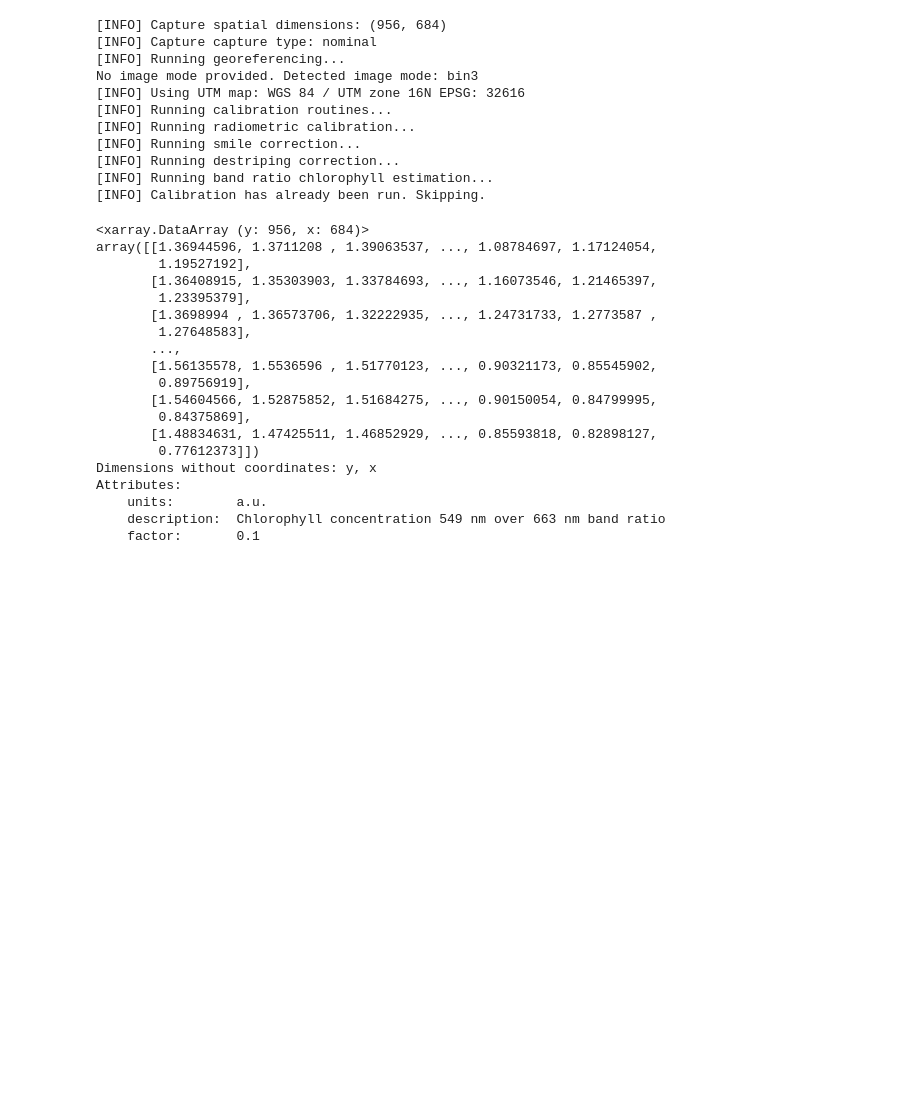
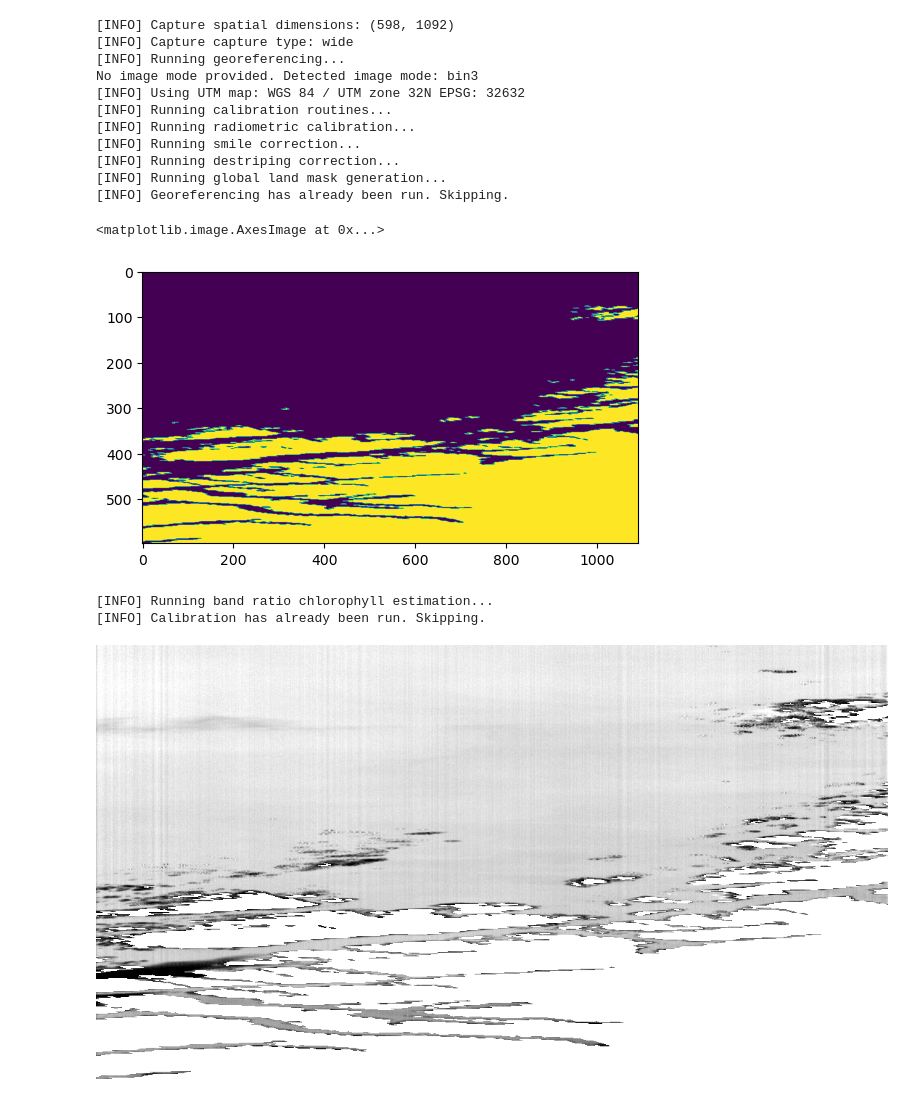
Before and after one commit to NTNU-SmallSat-Lab/hypso-package, a Jupyter notebook: demo/satpy_testing.ipynb, the cells around one changed output. Saved outputs shown, nothing was run; the diff lists cells and outputs as text; code cells hidden in the pictures; blank space fills up the shorter version.

```diff
--- a/demo/satpy_testing.ipynb
+++ b/demo/satpy_testing.ipynb
@@ -16,27 +16,41 @@ dir_path = '/home/cameron/Dokumenter/Data/frohavet'
 nc_file = os.path.join(dir_path, 'frohavet_2024-05-06_1017Z-l1a.nc')
 points_file = os.path.join(dir_path, 'frohavet_2024-05-06_1017Z-bin3.points')
 
-dir_path = '/home/cameron/Dokumenter/Data/erie'
-nc_file = os.path.join(dir_path, 'erie_2022-07-20_1539Z-l1a.nc')
-points_file = os.path.join(dir_path, 'erie_2022-07-20_1539Z-bin3.points')
+#dir_path = '/home/cameron/Dokumenter/Data/erie'
+#nc_file = os.path.join(dir_path, 'erie_2022-07-20_1539Z-l1a.nc')
+#points_file = os.path.join(dir_path, 'erie_2022-07-20_1539Z-bin3.points')
 # %%
 satobj = Hypso1(hypso_path=nc_file, points_path=points_file, verbose=True)
 
 satobj.generate_l1b_cube()
-
-satobj.generate_chlorophyll_estimates(product='band_ratio')
+satobj.generate_land_mask(land_mask='global')
 # %% [output]
-[INFO] Capture spatial dimensions: (956, 684)
-[INFO] Capture capture type: nominal
+[INFO] Capture spatial dimensions: (598, 1092)
+[INFO] Capture capture type: wide
 [INFO] Running georeferencing...
 No image mode provided. Detected image mode: bin3
-[INFO] Using UTM map: WGS 84 / UTM zone 16N EPSG: 32616
+[INFO] Using UTM map: WGS 84 / UTM zone 32N EPSG: 32632
 [INFO] Running calibration routines...
 [INFO] Running radiometric calibration...
 [INFO] Running smile correction...
 [INFO] Running destriping correction...
-[INFO] Running band ratio chlorophyll estimation...
-[INFO] Calibration has already been run. Skipping.
+[INFO] Running global land mask generation...
+[INFO] Georeferencing has already been run. Skipping.
+# %%
+plt.imshow(satobj.get_active_mask())
+# %% [output]
+<matplotlib.image.AxesImage at 0x...>
+[figure, added]
+# %%
+satobj.generate_chlorophyll_estimates(product='band_ratio')
+
+if False:
+    model = "/home/cameron/Dokumenter/Chlorophyll_NN_Models/model_6sv1_aqua_tuned.joblib"
+    satobj.generate_chlorophyll_estimates(product="6sv1_aqua", model=model)
+    satobj.get_chlorophyll_estimates(product="6sv1_aqua")
+# %% [output]
+[INFO] Running band ratio chlorophyll estimation...
+[INFO] Calibration has already been run. Skipping.
 # %%
 l1a_scene = satobj.get_l1a_satpy_scene()
 l1b_scene = satobj.get_l1b_satpy_scene()
@@ -44,24 +59,6 @@ chl_scene = satobj.get_chl_satpy_scene(product='band_ratio')
 # %%
 #l1a_scene._datasets.keys()
 # %%
-chl_scene
+chl_scene_1.show('chl_a')
 # %% [output]
-<xarray.DataArray (y: 956, x: 684)>
-array([[1.36944596, 1.3711208 , 1.39063537, ..., 1.08784697, 1.17124054,
-        1.19527192],
-       [1.36408915, 1.35303903, 1.33784693, ..., 1.16073546, 1.21465397,
-        1.23395379],
-       [1.3698994 , 1.36573706, 1.32222935, ..., 1.24731733, 1.2773587 ,
-        1.27648583],
-       ...,
-       [1.56135578, 1.5536596 , 1.51770123, ..., 0.90321173, 0.85545902,
-        0.89756919],
-       [1.54604566, 1.52875852, 1.51684275, ..., 0.90150054, 0.84799995,
-        0.84375869],
-       [1.48834631, 1.47425511, 1.46852929, ..., 0.85593818, 0.82898127,
-        0.77612373]])
-Dimensions without coordinates: y, x
-Attributes:
-    units:        a.u.
-    description:  Chlorophyll concentration 549 nm over 663 nm band ratio
-    factor:       0.1
+[figure, added]
```
Also changed, not shown: parts of 4 cells of this notebook, 2 other files.
